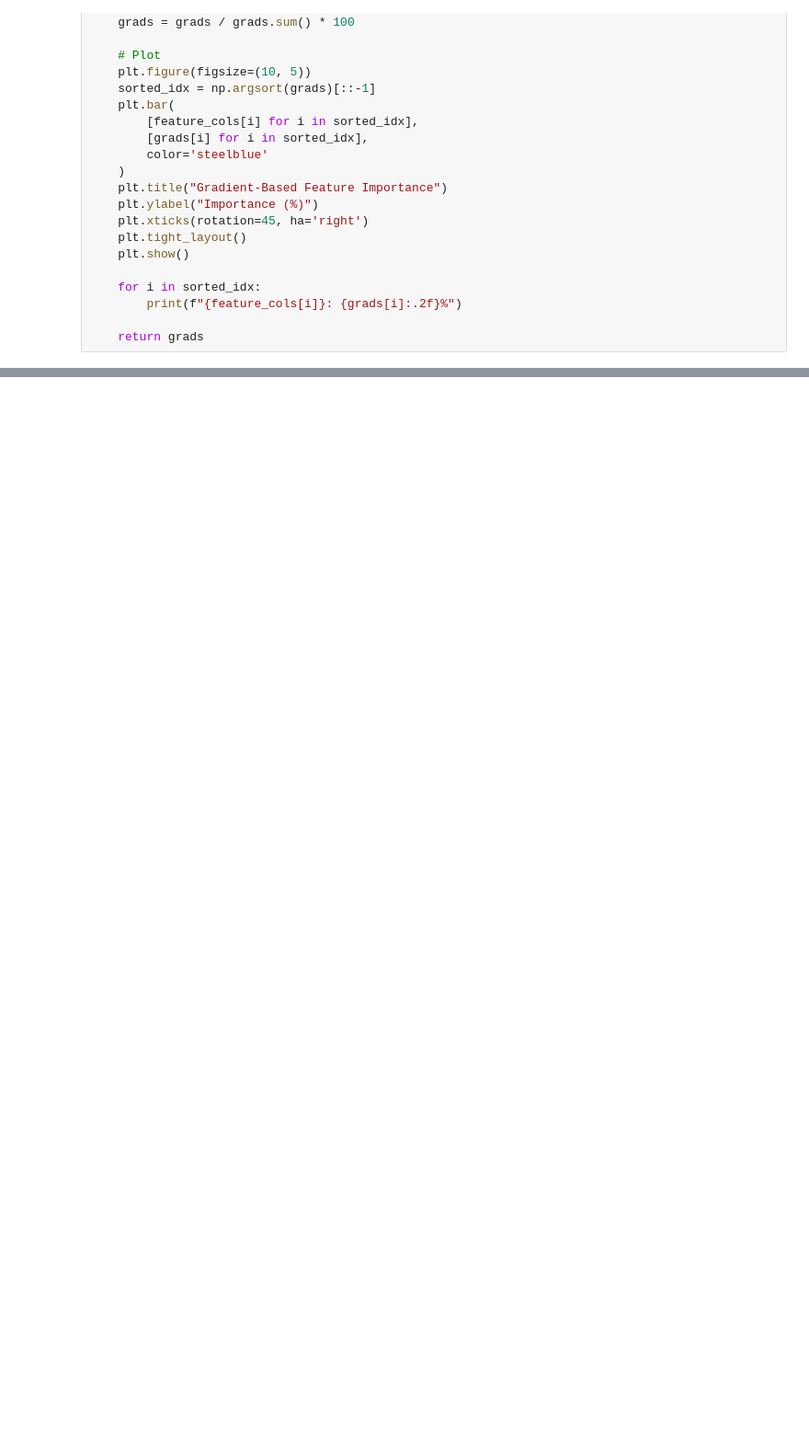
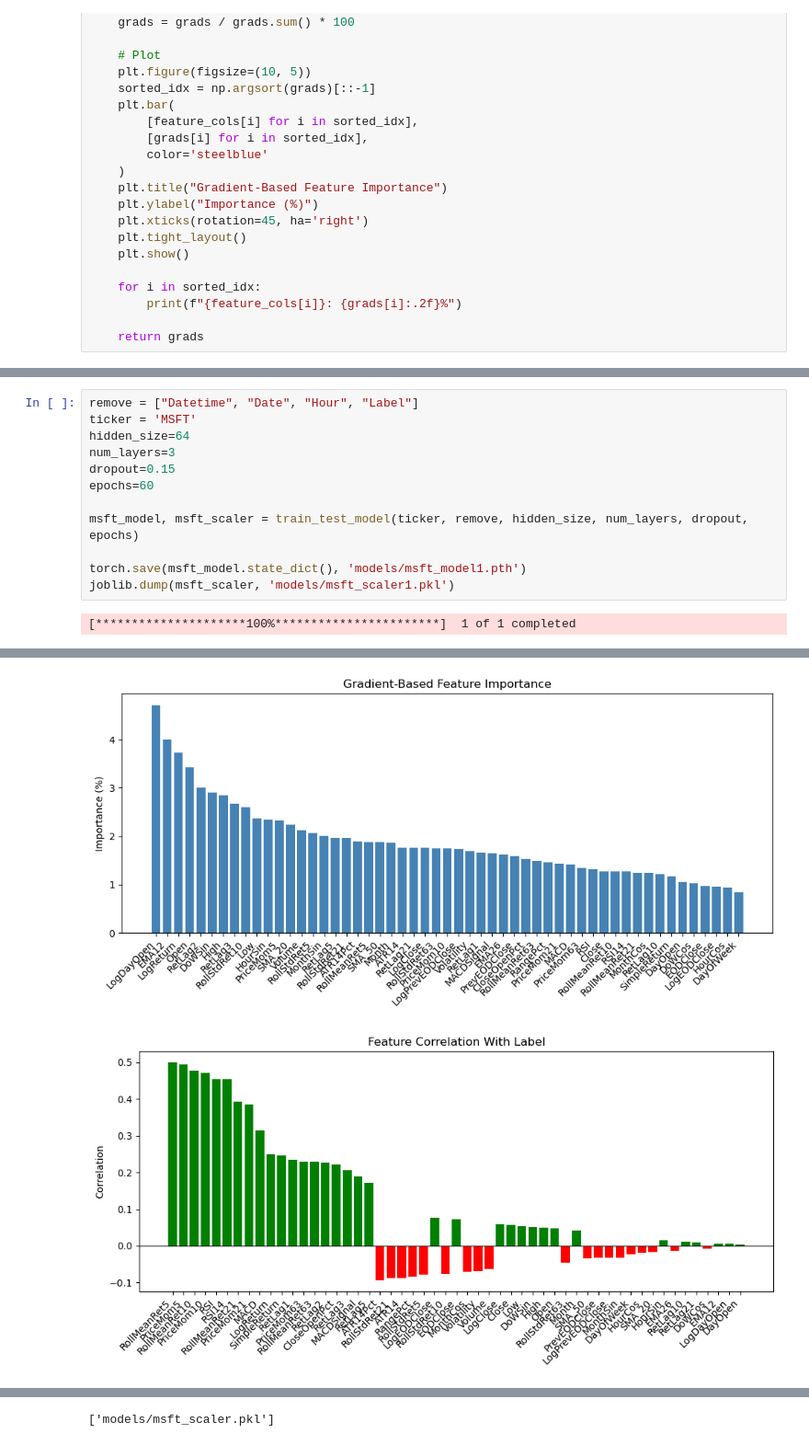
Before and after one commit to sebparkin/trader_bot, a Jupyter notebook: data_analysis.ipynb, the cells around one changed output, grey strips where cells are left out. Shown at 92% size. Drawn from its saved outputs; the diff is of its cells as text; blank space fills up the shorter version.

```diff
--- a/data_analysis.ipynb
+++ b/data_analysis.ipynb
@@ -446,0 +470,14 @@ remove = ["Datetime", "Date", "Hour", "Label"]
+# %%
+remove = ["Datetime", "Date", "Hour", "Label"]
+ticker = 'MSFT'
+hidden_size=64
+num_layers=3
+dropout=0.15
+epochs=60
+
+msft_model, msft_scaler = train_test_model(ticker, remove, hidden_size, num_layers, dropout, epochs)
+
+torch.save(msft_model.state_dict(), 'models/msft_model1.pth')
+joblib.dump(msft_scaler, 'models/msft_scaler1.pkl')
+# %% [output]
+[*********************100%***********************]  1 of 1 completed
@@ -446,0 +492,2 @@ remove = ["Datetime", "Date", "Hour", "Label"]
+[figure, added]
+[figure, added]
@@ -446,0 +507 @@ remove = ["Datetime", "Date", "Hour", "Label"]
+['models/msft_scaler.pkl']
```
Also changed, not shown: parts of 13 cells of this notebook, 10 other files.
